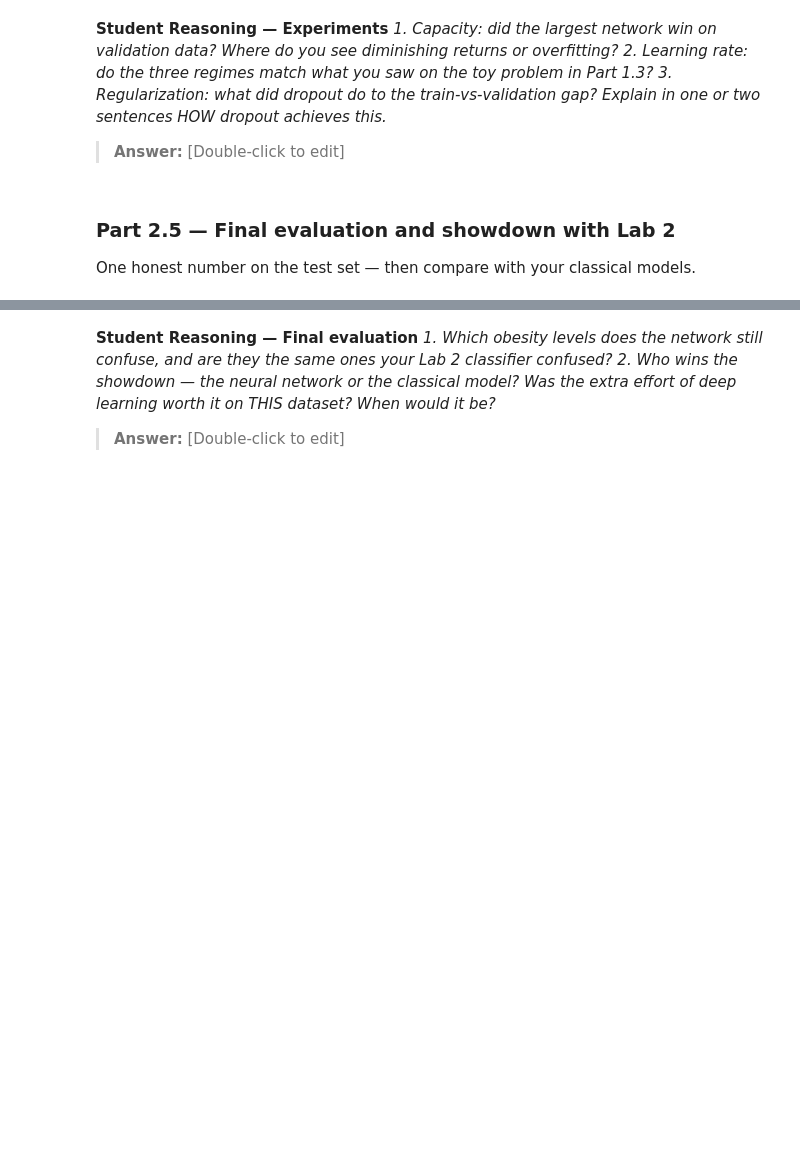
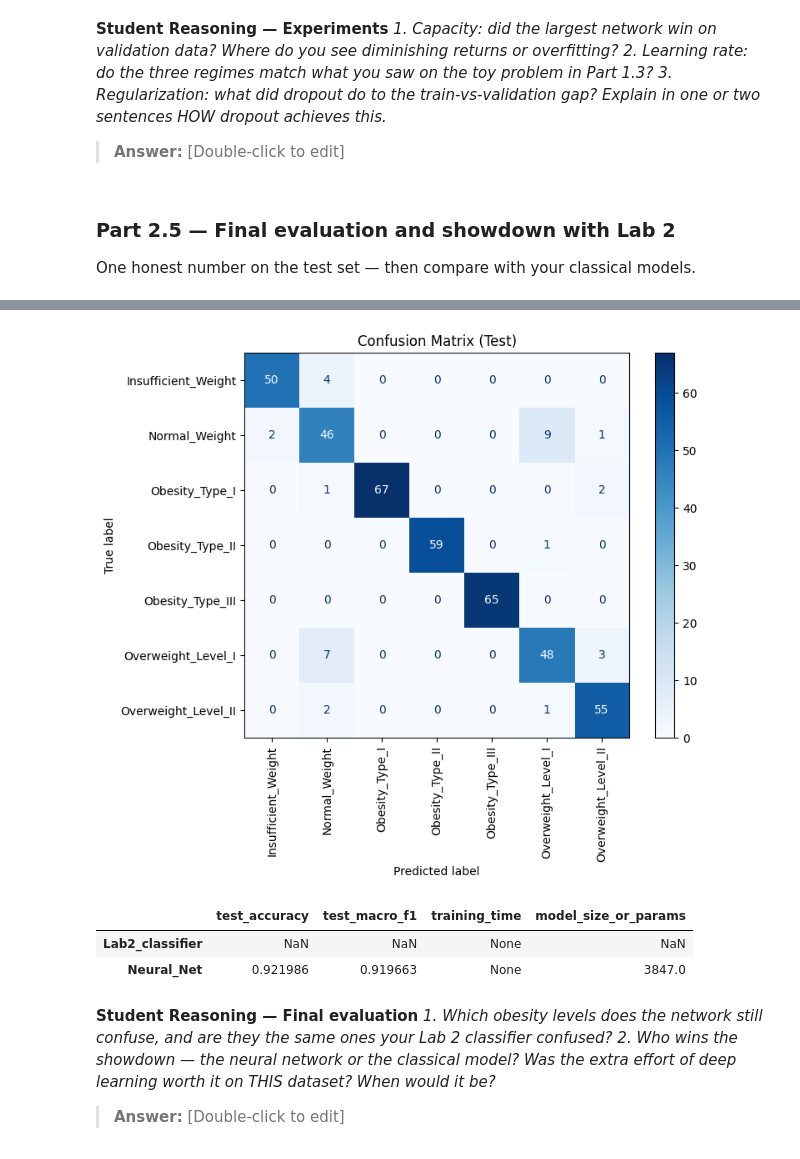
Before and after one commit to Big-Jak/lab-3, a Jupyter notebook: Lab_3.ipynb, the cells around one changed output, grey strips where cells are left out. Drawn from its saved outputs; the diff is of its cells as text; code cells hidden in the pictures; blank space fills up the shorter version.

```diff
--- a/Lab_3.ipynb
+++ b/Lab_3.ipynb
@@ -672,0 +766,70 @@ One honest number on the test set — then compare with your classical models.
+# %%
+# Load best model state (try variables first, then fallback to saved file), move to device and eval
+from sklearn.metrics import accuracy_score, f1_score, classification_report, confusion_matrix, ConfusionMatrixDisplay
+
+state = None
+if 'best_state' in globals():
+	state = best_state
+elif 'best_model_state' in globals():
+	state = best_model_state
+else:
+	try:
+		state = torch.load("ffn_best.pt", map_location=DEVICE)
+	except Exception as e:
+		raise RuntimeError("No model state found: define best_state/best_model_state or save ffn_best.pt") from e
+
+model.load_state_dict(state)
+model.to(DEVICE)
+model.eval()
+
+# Evaluate on test set (using test_loader)
+y_true = []
+y_pred = []
+with torch.no_grad():
+	for xb_batch, yb_batch in test_loader:
+		xb_batch = xb_batch.to(DEVICE)
+		logits = model(xb_batch)
+		preds = logits.argmax(dim=1).cpu().numpy()
+		y_pred.extend(preds.tolist())
+		y_true.extend(yb_batch.cpu().numpy().tolist())
+
+acc = accuracy_score(y_true, y_pred)
+macro_f1 = f1_score(y_true, y_pred, average='macro')
+
+print(f"Test Accuracy: {acc:.4f}")
+print(f"Test Macro-F1: {macro_f1:.4f}")
+print(classification_report(y_true, y_pred, digits=4))
+
+# Confusion matrix
+cm = confusion_matrix(y_true, y_pred)
+if 'label_encoder' in globals() and hasattr(label_encoder, 'classes_'):
+	labels = label_encoder.classes_
+else:
+	labels = [str(i) for i in range(cm.shape[0])]
+
+disp = ConfusionMatrixDisplay(confusion_matrix=cm, display_labels=labels)
+fig, ax = plt.subplots(figsize=(8,6))
+disp.plot(ax=ax, cmap=plt.cm.Blues, xticks_rotation='vertical')
+plt.title("Confusion Matrix (Test)")
+plt.show()
+
+# Small comparison table (fill Lab 2 placeholders if available)
+lab2_acc = globals().get('lab2_test_acc', None)
+lab2_f1 = globals().get('lab2_macro_f1', None)
+lab2_time = globals().get('lab2_train_time', None)
+lab2_size = globals().get('lab2_model_size', None)
+
+nn_params = sum(p.numel() for p in model.parameters() if p.requires_grad)
+
+comp = pd.DataFrame({
+	'test_accuracy': [lab2_acc, acc],
+	'test_macro_f1': [lab2_f1, macro_f1],
+	'training_time': [lab2_time, globals().get('nn_train_time', None)],
+	'model_size_or_params': [lab2_size, nn_params]
+}, index=['Lab2_classifier', 'Neural_Net'])
+
+comp
+# TODO: Build a small comparison table (a pandas DataFrame is fine):
+#   rows = [your best Lab 2 classifier, this neural network]
+#   cols = [test accuracy, test macro-F1, training time, number of parameters/trees]
+# %% [output]
@@ -673,3 +851,7 @@ One honest number on the test set — then compare with your classical models.
+[figure, added]
+|  | test_accuracy | test_macro_f1 | training_time | model_size_or_params |
+| Lab2_classifier | NaN | NaN | None | NaN |
+| Neural_Net | 0.921986 | 0.919663 | None | 3847.0 |
 # %% [markdown]
 **Student Reasoning — Final evaluation**
 *1. Which obesity levels does the network still confuse, and are they the same ones your
```
Also changed, not shown: parts of 4 cells of this notebook.
